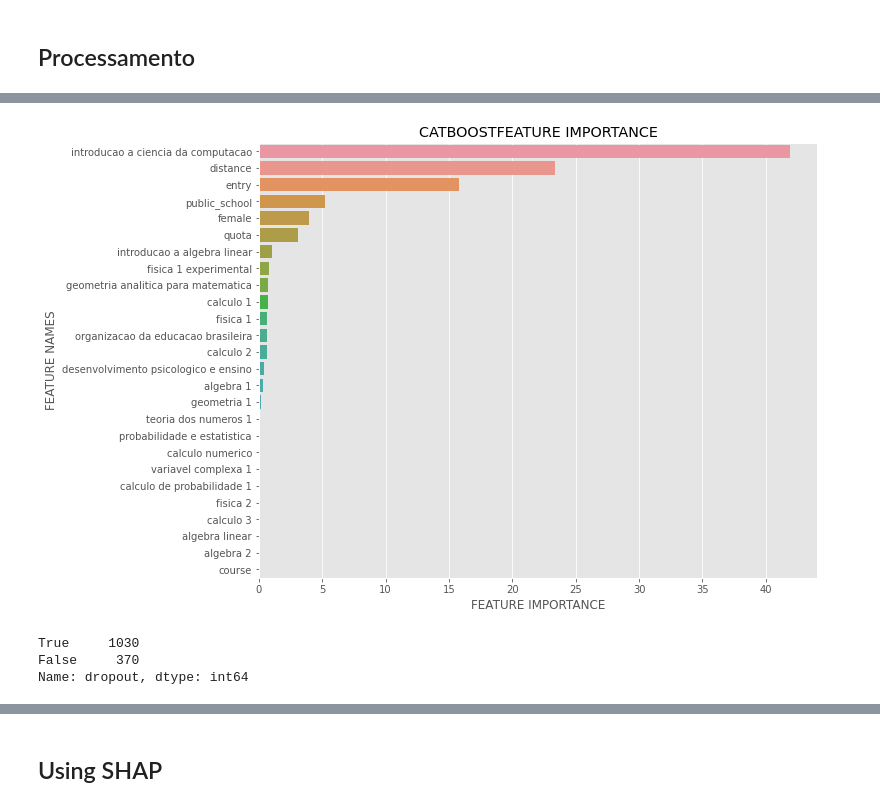
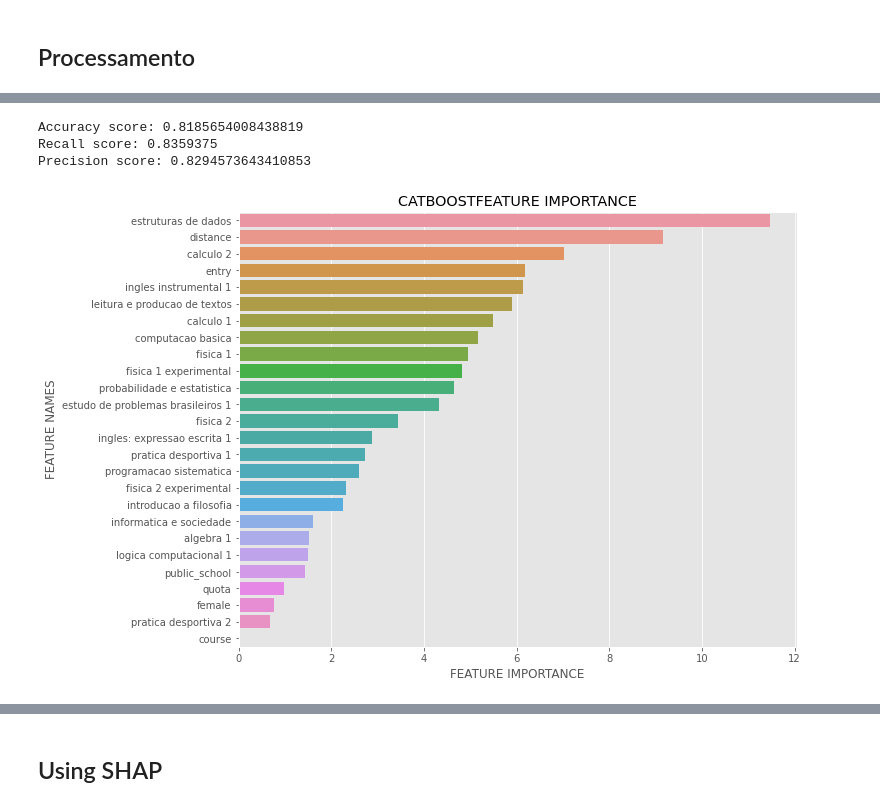
Before and after one commit to gnramos/trj-academica, a Jupyter notebook: pipeline/main.ipynb, the cells around one changed output, grey strips where cells are left out. Cells and saved outputs as stored; diff of their text form; code cells hidden in the pictures.

Commit message:
generating results for all courses

```diff
--- a/pipeline/main.ipynb
+++ b/pipeline/main.ipynb
@@ -53 +51,6 @@ data_course = pre_process.divide_course(data_pre)
+# %%
+for course, data in data_course.items():
+    print('\n')
+    print(course)
+    print(data['nome_disciplina'].value_counts()[:20])
 # %% [markdown]
@@ -100,0 +90,2 @@ data_process.shape
+# %%
+data_process = data_course.copy()
@@ -103,17 +121,22 @@ data_process.shape
 # %%
+def process(data):
+    output_attr = 'dropout'
+    cat_attr = ['course', 'entry']
 
-output_attr = 'dropout'
-X = data_process.drop(columns=[output_attr])
-y = data_process[output_attr]
-X_train, X_test, y_train, y_test = train_test_split(
-    X, y, test_size=0.3, random_state=42, stratify=y
-)
+    X = data.drop(columns=[output_attr])
+    y = data[output_attr]
+    X_train, X_test, y_train, y_test = train_test_split(
+        X, y, test_size=0.3, random_state=42, stratify=y
+    )
 
-model = CatBoostClassifier()
-model.fit(X_train, y_train, cat_features=['course', 'entry'], plot=True)
+    model = CatBoostClassifier()
+    model.fit(X_train, y_train, cat_features=cat_attr, plot=False, silent=True)
 
-predicts = model.predict(X_test)
-predicts = [x == 'True' for x in predicts]
-print('Accuracy score:', accuracy_score(y_test, predicts))
-print('Recall score:', recall_score(y_test, predicts))
-print('Precision score:', precision_score(y_test, predicts))
+    predicts = model.predict(X_test)
+    predicts = [x == 'True' for x in predicts]
+    print('Accuracy score:', accuracy_score(y_test, predicts))
+    print('Recall score:', recall_score(y_test, predicts))
+    print('Precision score:', precision_score(y_test, predicts))
+
+    plot_feature_importance(model.get_feature_importance(), X.columns,'CATBOOST')
+    shap_plot(model, X_test)
@@ -139,23 +143,11 @@ Precision score: 0.7702448210922788
-# %%
-def plot_feature_importance(importance,names,model_type):
-    plt.style.use('ggplot')
-    feature_importance = np.array(importance)
-    feature_names = np.array(names)
-    data={'feature_names':feature_names,'feature_importance':feature_importance}
-    fi_df = pd.DataFrame(data)
-    fi_df.sort_values(by=['feature_importance'], ascending=False,inplace=True)
-    plt.figure(figsize=(10,8))
-    sns.barplot(x=fi_df['feature_importance'], y=fi_df['feature_names'])
-    plt.title(model_type + 'FEATURE IMPORTANCE')
-    plt.xlabel('FEATURE IMPORTANCE')
-    plt.ylabel('FEATURE NAMES')
-
-plot_feature_importance(model.get_feature_importance(), X.columns,'CATBOOST')
-# %% [output]
-[figure, removed]
-# %%
-y_train.value_counts()
-# %% [output]
-True     1030
-False     370
-Name: dropout, dtype: int64
+# %%
+# for course, data in data_process.items():
+#     print(f'\nCurso = {course}')
+#     process(data)
+
+process(data_process['ciência da computação'])
+# %% [output]
+Accuracy score: 0.8185654008438819
+Recall score: 0.8359375
+Precision score: 0.8294573643410853
+[figure, added]
```
Also changed, not shown: parts of 30 cells of this notebook, 2 other files.
